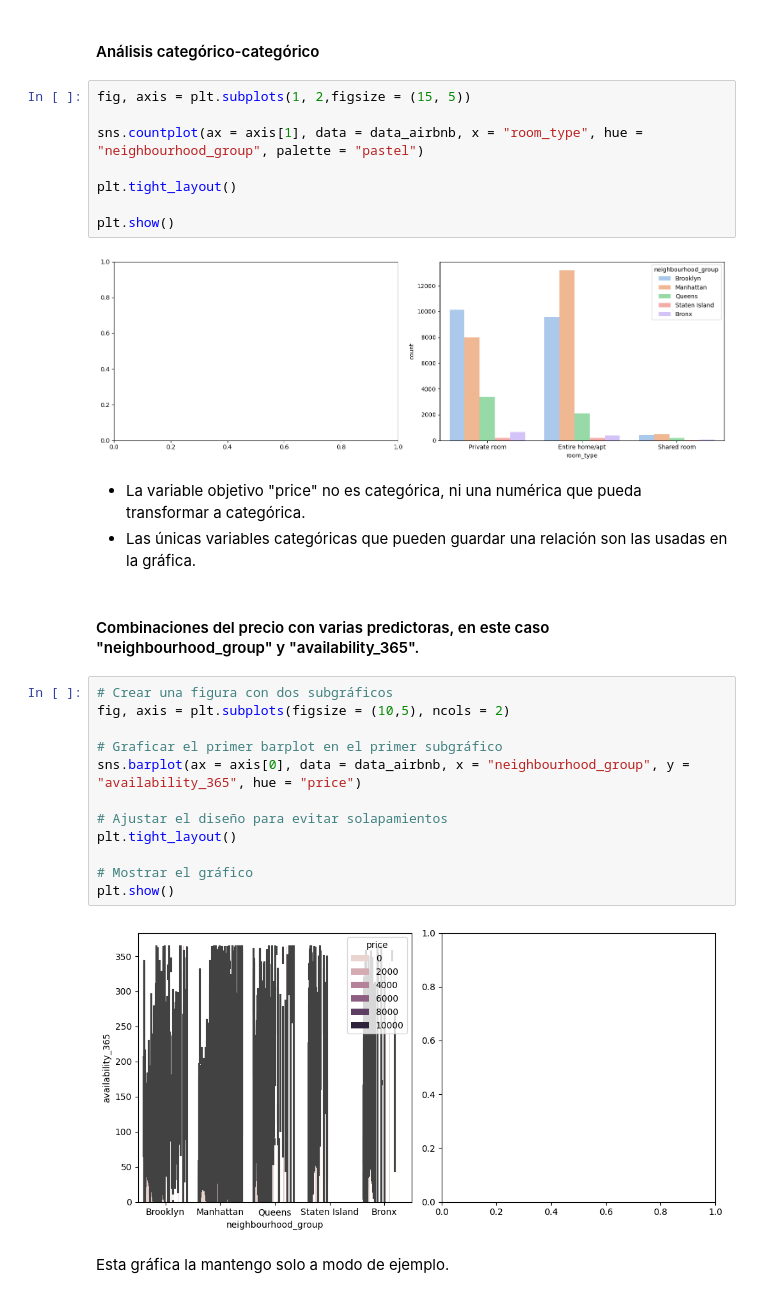
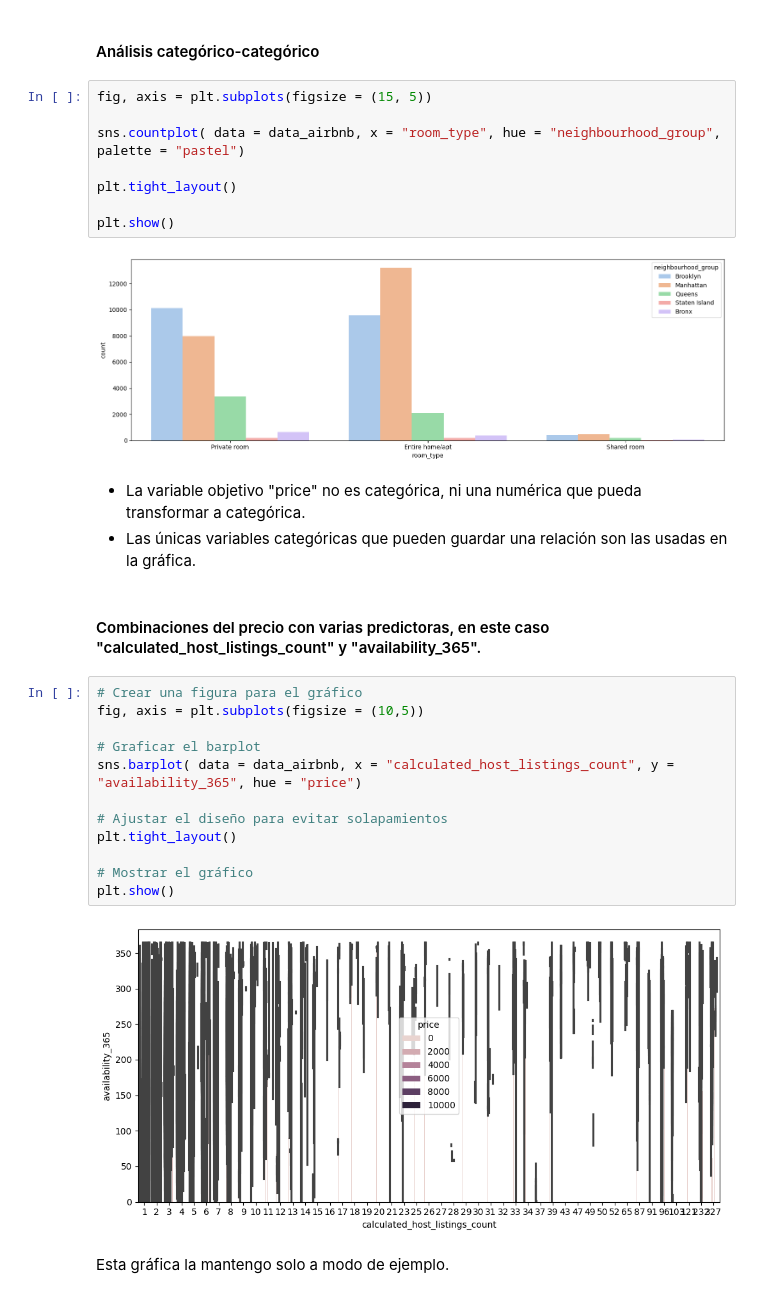
Before and after one commit to 4GeeksAcademy/machine-learning-python-template_ds_13_david_2, a Jupyter notebook: src/explore.ipynb, the cells around one changed output. Saved outputs shown, nothing was run; the diff lists cells and outputs as text.

```diff
--- a/src/explore.ipynb
+++ b/src/explore.ipynb
@@ -184,34 +194,34 @@ plt.show()
 # %% [markdown]
 #### Análisis categórico-categórico
 # %%
-fig, axis = plt.subplots(1, 2,figsize = (15, 5))
+fig, axis = plt.subplots(figsize = (15, 5))
 
-sns.countplot(ax = axis[1], data = data_airbnb, x = "room_type", hue = "neighbourhood_group", palette = "pastel")
+sns.countplot( data = data_airbnb, x = "room_type", hue = "neighbourhood_group", palette = "pastel")
 
 plt.tight_layout()
 
 plt.show()
 # %% [output]
-[figure, old version]
+[figure, new version]
 # %% [markdown]
 - La variable objetivo "price" no es categórica, ni una numérica que pueda transformar a categórica.
 - Las únicas variables categóricas que pueden guardar una relación son las usadas en la gráfica.
 # %% [markdown]
-#### Combinaciones del precio con varias predictoras, en este caso "neighbourhood_group" y "availability_365".
+#### Combinaciones del precio con varias predictoras, en este caso "calculated_host_listings_count" y "availability_365".
 # %%
-# Crear una figura con dos subgráficos
-fig, axis = plt.subplots(figsize = (10,5), ncols = 2)
+# Crear una figura para el gráfico
+fig, axis = plt.subplots(figsize = (10,5))
 
-# Graficar el primer barplot en el primer subgráfico
-sns.barplot(ax = axis[0], data = data_airbnb, x = "neighbourhood_group", y = "availability_365", hue = "price")
+# Graficar el barplot
+sns.barplot( data = data_airbnb, x = "calculated_host_listings_count", y = "availability_365", hue = "price")
 
 # Ajustar el diseño para evitar solapamientos
 plt.tight_layout()
 
 # Mostrar el gráfico
 plt.show()
 # %% [output]
-[figure, old version]
+[figure, new version]
 # %% [markdown]
  Esta gráfica la mantengo solo a modo de ejemplo.
 # %% [markdown]
```
Also changed, not shown: parts of 47 cells of this notebook.
